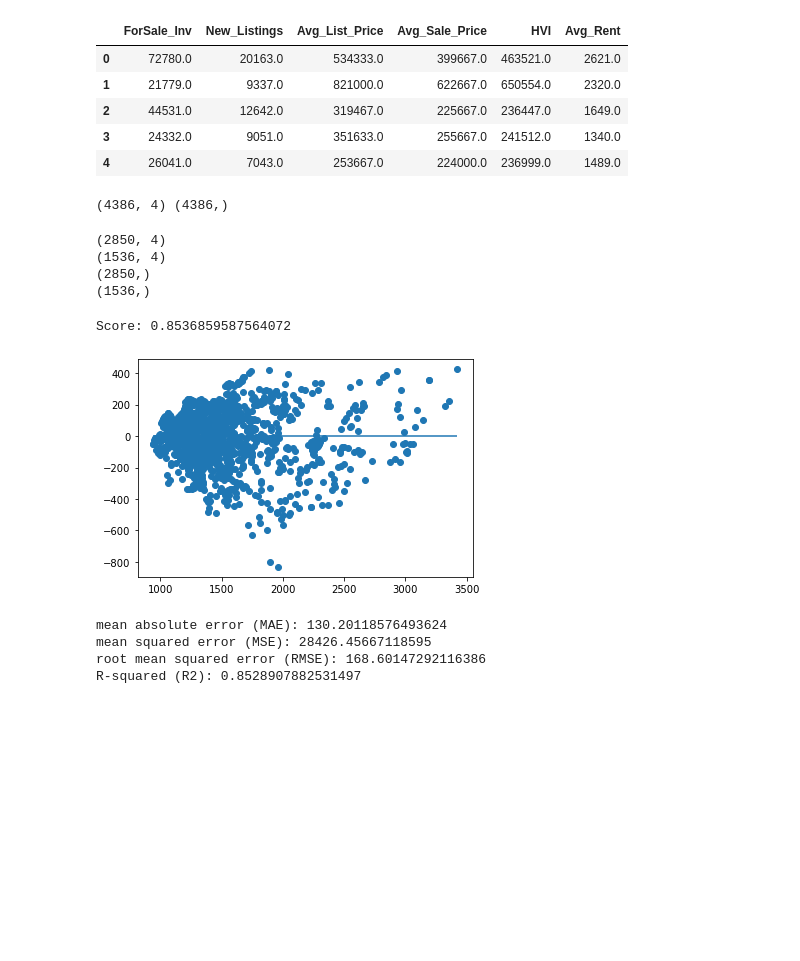
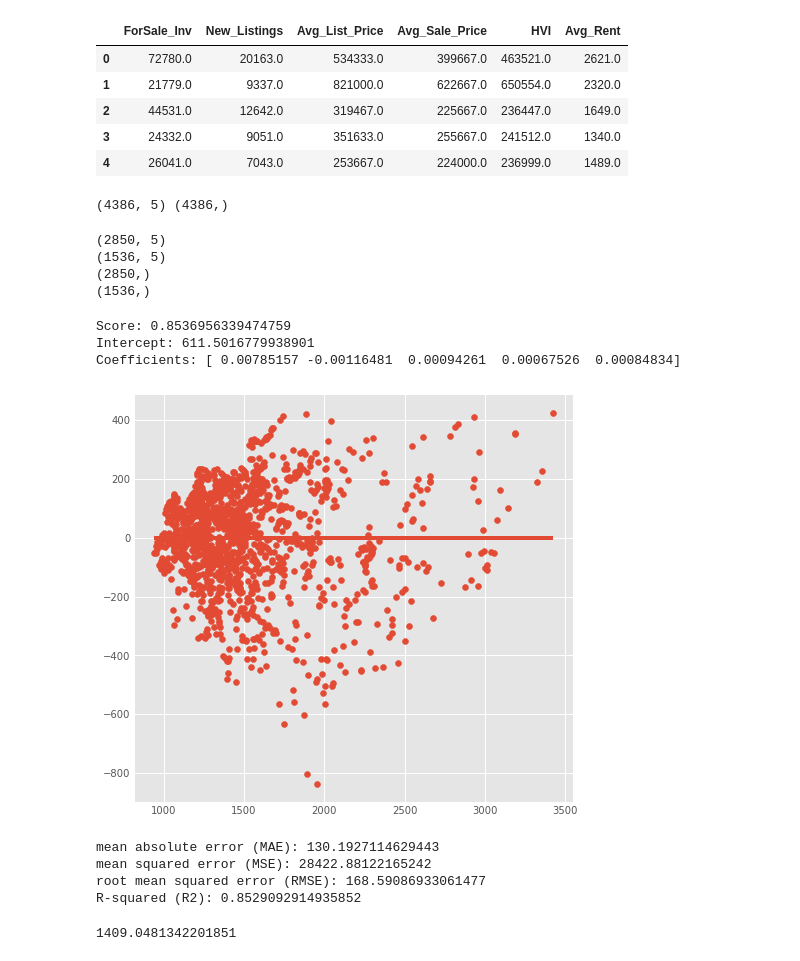
Before and after one commit to mein0819/Final_Project, a Jupyter notebook: Linear_Regression_Optimization.ipynb, the cells around one changed output. Drawn from its saved outputs; the diff is of its cells as text; code cells hidden in the pictures; blank space fills up the shorter version.

Commit message:
adding images and analysis

```diff
--- a/Linear_Regression_Optimization.ipynb
+++ b/Linear_Regression_Optimization.ipynb
@@ -1,16 +1,26 @@
 # %%
 import pandas as pd
+import numpy as np
 from sqlalchemy import create_engine, Table, MetaData
 from config import aws_password
+import warnings
 from sklearn.linear_model import LinearRegression
 from sklearn.preprocessing import StandardScaler, MinMaxScaler
 from sklearn.decomposition import PCA
 from sklearn.model_selection import train_test_split
 from sklearn.metrics import confusion_matrix, accuracy_score, classification_report,mean_absolute_error, mean_squared_error, r2_score
+import statsmodels
 import statsmodels.api as sma
+import statsmodels.formula.api as smf
+import statsmodels.stats.api as sms
+from statsmodels.compat import lzip
 import hvplot.pandas
+import seaborn as sns
 import matplotlib.pyplot as plt
-import numpy as np
+from mpl_toolkits.mplot3d import Axes3D
+warnings.filterwarnings('ignore')
+plt.rcParams['figure.figsize'] = (7, 7)
+plt.style.use('ggplot')
 # %%
 # Connect to AWS RDS and pgAdmin
 url = f"postgresql+psycopg2://postgres:{aws_password}@dataviz.cic72ce3auin.us-west-1.rds.amazonaws.com:5432/postgres"
@@ -46,14 +56,14 @@ ml_data.head()
 # %%
 # Define Features set
 X = ml_data.copy()
-X = X.drop(['New_Listings', 'Avg_Rent'], axis=1)
+X = X.drop('Avg_Rent', axis=1)
 
 
 # Define Target Set
 y = ml_data['Avg_Rent'].values
 print(X.shape, y.shape)
 # %% [output]
-(4386, 4) (4386,)
+(4386, 5) (4386,)
 # %%
 # Split into testing sets with test_size = .35
 X_train, X_test, y_train, y_test = train_test_split(X, y, random_state=78, test_size=.35)
@@ -62,7 +72,7 @@ print(X_test.shape)
 print(y_train.shape)
 print(y_test.shape)
 # %% [output]
-(2850, 4)
-(1536, 4)
+(2850, 5)
+(1536, 5)
 (2850,)
 (1536,)
@@ -78,19 +79,23 @@ X_test_scaled = X_scaler.transform(X_test)
 # %%
 model = LinearRegression()
-model.fit(X_train_scaled, y_train)
-score = model.score(X_train_scaled, y_train)
+model.fit(X_train, y_train)
+score = model.score(X_train, y_train)
 print(f"Score: {score}")
+print('Intercept:', model.intercept_)
+print('Coefficients:', model.coef_)
 # %% [output]
-Score: 0.8536859587564072
+Score: 0.8536956339474759
+Intercept: 611.5016779938901
+Coefficients: [ 0.00785157 -0.00116481  0.00094261  0.00067526  0.00084834]
 # %%
 #Create Predictions from X_test set
-predictions = model.predict(X_test_scaled)
+predictions = model.predict(X_test)
 # Plot Residuals
 plt.scatter(predictions, predictions - y_test)
 plt.hlines(y=0, xmin=predictions.min(), xmax=predictions.max())
 plt.show()
 # %% [output]
-[figure, old version]
+[figure, new version]
 # %%
 # Calculate Mean Squared Error and R2
 mae = mean_absolute_error(y_test, predictions)
@@ -102,7 +107,12 @@ print(f"mean squared error (MSE): {mse}")
 print(f"root mean squared error (RMSE): {rmse}")
 print(f"R-squared (R2): {r2}")
 # %% [output]
-mean absolute error (MAE): 130.20118576493624
-mean squared error (MSE): 28426.45667118595
-root mean squared error (RMSE): 168.60147292116386
-R-squared (R2): 0.8528907882531497
+mean absolute error (MAE): 130.1927114629443
+mean squared error (MSE): 28422.88122165242
+root mean squared error (RMSE): 168.59086933061477
+R-squared (R2): 0.8529092914935852
+# %%
+# Predict Rent from model
+model.predict([[20000, 6000, 290000, 240000, 250000]])[0]
+# %% [output]
+1409.0481342201851
```
Also changed, not shown: parts of 11 cells of this notebook, 14 other files.
